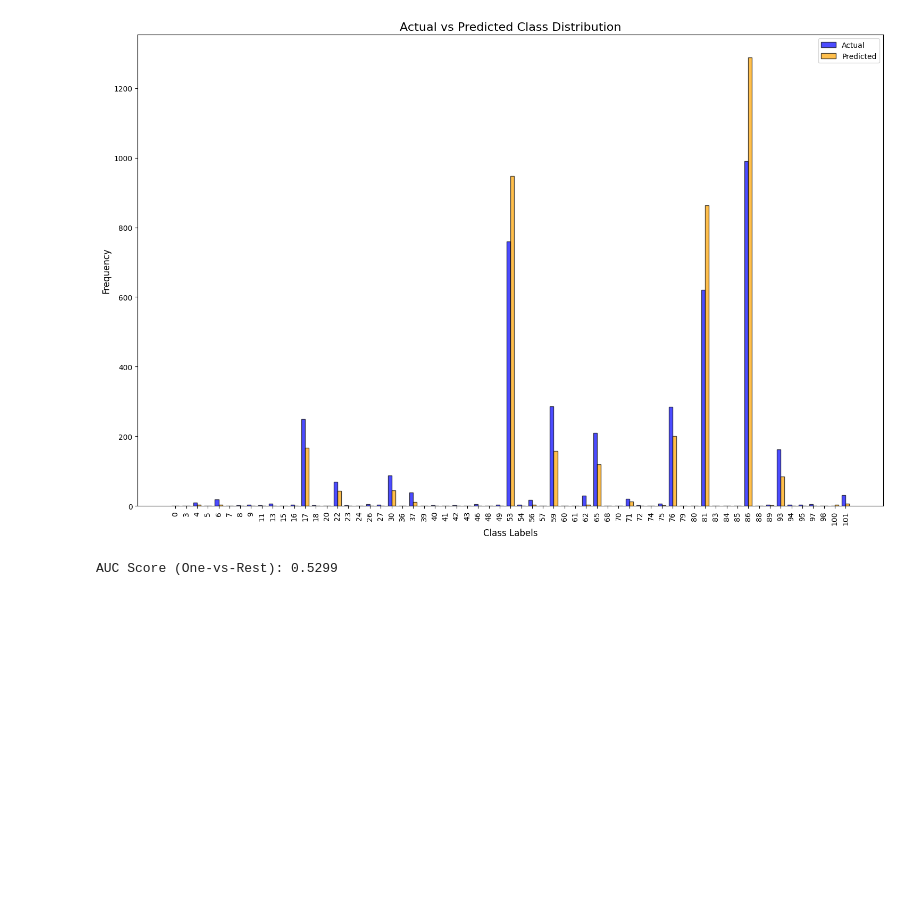
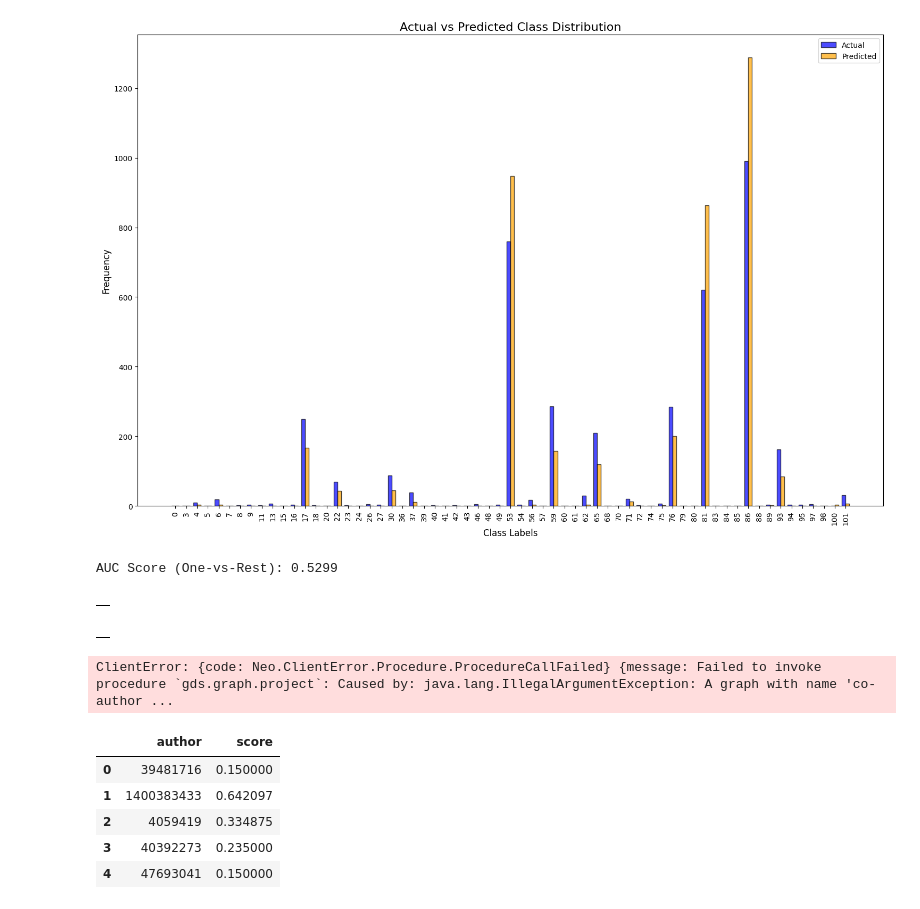
Before and after one commit to shaaf-f/Node-Classification-and-Link-Prediction-Project, a Jupyter notebook: nodeclassification.ipynb, the cells around one changed output. Cells and saved outputs as stored; diff of their text form; code cells hidden in the pictures; blank space fills up the shorter version.

```diff
--- a/nodeclassification.ipynb
+++ b/nodeclassification.ipynb
@@ -222,0 +238,55 @@ AUC Score (One-vs-Rest): 0.5299
+# %%
+# Query to set paperCount on relationships
+query = """
+MATCH (a:Author)-[r:CONTRIBUTED_TO]->(p:Paper)
+WITH a, r, COUNT(p) AS paperCount
+SET r.paperCount = paperCount
+"""
+run_query(query)
+# %% [output]
+|  |
+# %%
+# Query to set citationCount on relationships
+query = """
+MATCH (a:Author)-[r:CONTRIBUTED_TO]->(p:Paper)
+SET r.citationCount = p.`Citation Count`
+"""
+run_query(query)
+# %% [output]
+|  |
+# %%
+# Query to project the graph for GDS
+query = """
+CALL gds.graph.project(
+    'co-authorship_graph',
+    ['Author', 'Paper'],
+    {
+        CONTRIBUTED_TO: {
+            type: 'CONTRIBUTED_TO',
+            properties: ['citationCount', 'paperCount']
+        }
+    })
+YIELD graphName, nodeCount, relationshipCount
+"""
+run_query(query)
+# %% [output]
+ClientError: {code: Neo.ClientError.Procedure.ProcedureCallFailed} {message: Failed to invoke procedure `gds.graph.project`: Caused by: java.lang.IllegalArgumentException: A graph with name 'co-author ...
+# %%
+# Query to run PageRank
+query = """
+CALL gds.pageRank.stream('co-authorship_graph', {
+    relationshipWeightProperty: 'citationCount',
+    relationshipWeightProperty: 'paperCount'
+})
+YIELD nodeId, score
+RETURN gds.util.asNode(nodeId).ID AS author, score
+"""
+page_rank_results = run_query(query)
+page_rank_results.head()
+# %% [output]
+|  | author | score |
+| 0 | 39481716 | 0.150000 |
+| 1 | 1400383433 | 0.642097 |
+| 2 | 4059419 | 0.334875 |
+| 3 | 40392273 | 0.235000 |
+| 4 | 47693041 | 0.150000 |
```
Also changed, not shown: parts of 16 cells of this notebook.
